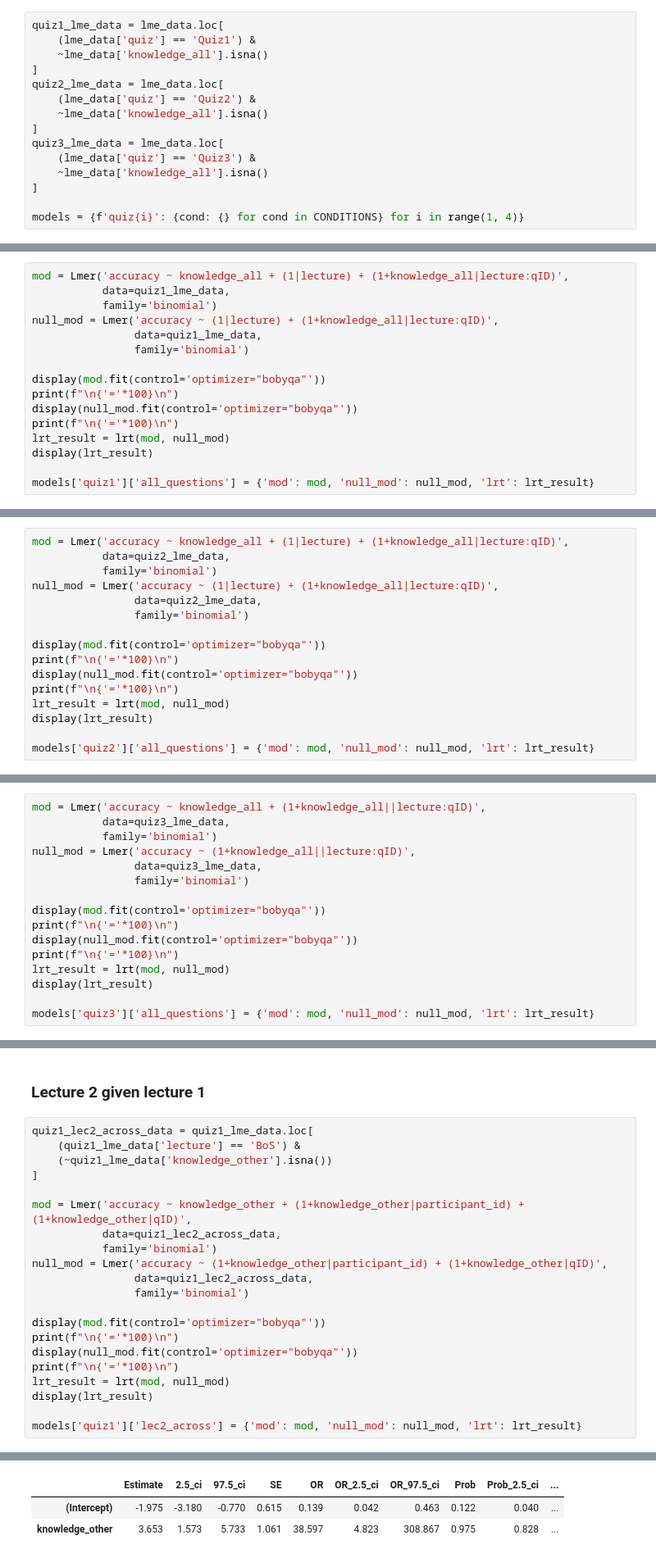
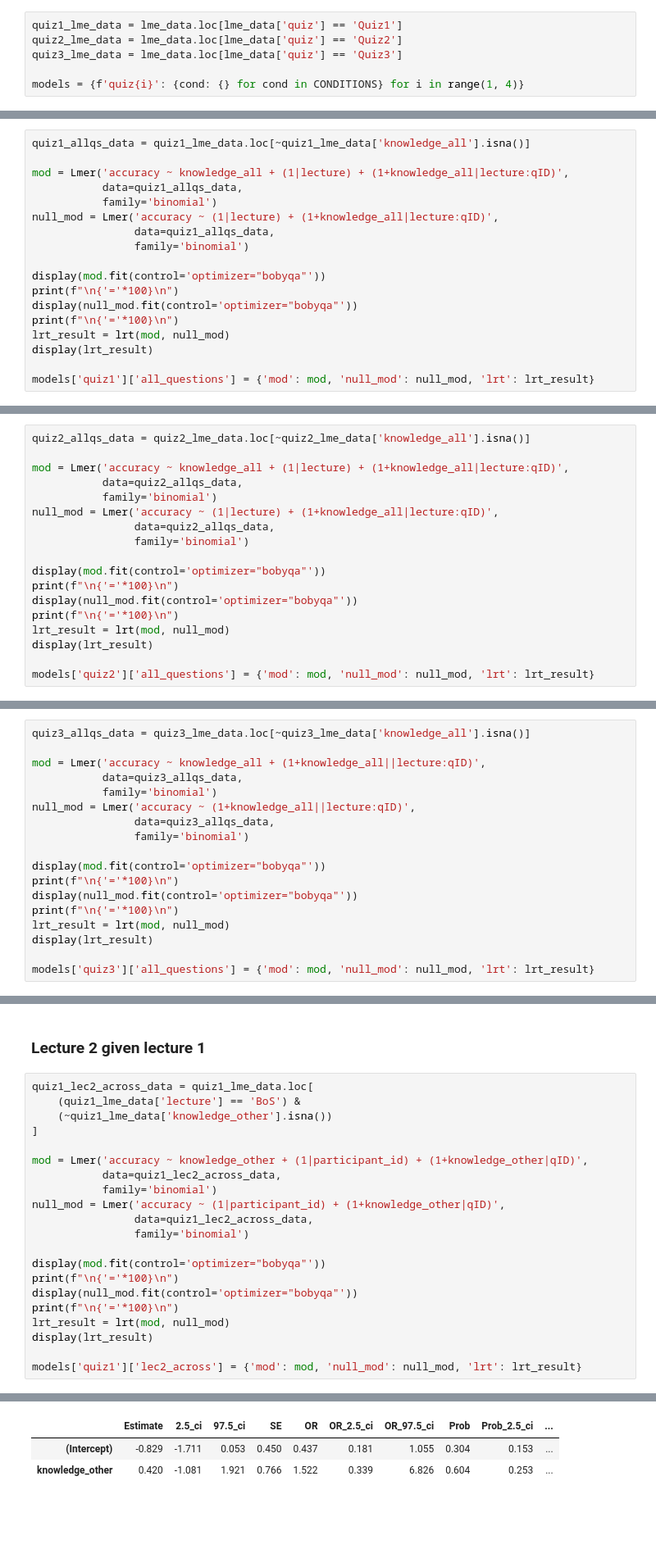
Before and after one commit to paxtonfitzpatrick/efficient-learning-khan, a Jupyter notebook: code/notebooks/main/5_predictive-analyses.ipynb, the cells around one changed output, grey strips where cells are left out. Shown at 82% size. Drawn from its saved outputs; the diff is of its cells as text; blank space fills up the shorter version.

```diff
--- a/code/notebooks/main/5_predictive-analyses.ipynb
+++ b/code/notebooks/main/5_predictive-analyses.ipynb
@@ -313,16 +305,7 @@ lme_data.head()
 # %%
-quiz1_lme_data = lme_data.loc[
-    (lme_data['quiz'] == 'Quiz1') &
-    ~lme_data['knowledge_all'].isna()
-]
-quiz2_lme_data = lme_data.loc[
-    (lme_data['quiz'] == 'Quiz2') &
-    ~lme_data['knowledge_all'].isna()
-]
-quiz3_lme_data = lme_data.loc[
-    (lme_data['quiz'] == 'Quiz3') &
-    ~lme_data['knowledge_all'].isna()
-]
+quiz1_lme_data = lme_data.loc[lme_data['quiz'] == 'Quiz1']
+quiz2_lme_data = lme_data.loc[lme_data['quiz'] == 'Quiz2']
+quiz3_lme_data = lme_data.loc[lme_data['quiz'] == 'Quiz3']
 
 models = {f'quiz{i}': {cond: {} for cond in CONDITIONS} for i in range(1, 4)}
 # %% [markdown]
@@ -330,11 +313,13 @@ models = {f'quiz{i}': {cond: {} for cond in CONDITIONS} for i in range(1, 4)}
 # %% [markdown]
 ## Quiz 1
 # %%
+quiz1_allqs_data = quiz1_lme_data.loc[~quiz1_lme_data['knowledge_all'].isna()]
+
 mod = Lmer('accuracy ~ knowledge_all + (1|lecture) + (1+knowledge_all|lecture:qID)',
-           data=quiz1_lme_data,
+           data=quiz1_allqs_data,
            family='binomial')
 null_mod = Lmer('accuracy ~ (1|lecture) + (1+knowledge_all|lecture:qID)',
-                data=quiz1_lme_data,
+                data=quiz1_allqs_data,
                 family='binomial')
 
 display(mod.fit(control='optimizer="bobyqa"'))
@@ -395,11 +380,13 @@ Fixed effects:
 # %% [markdown]
 ## Quiz 2
 # %%
+quiz2_allqs_data = quiz2_lme_data.loc[~quiz2_lme_data['knowledge_all'].isna()]
+
 mod = Lmer('accuracy ~ knowledge_all + (1|lecture) + (1+knowledge_all|lecture:qID)',
-           data=quiz2_lme_data,
+           data=quiz2_allqs_data,
            family='binomial')
 null_mod = Lmer('accuracy ~ (1|lecture) + (1+knowledge_all|lecture:qID)',
-                data=quiz2_lme_data,
+                data=quiz2_allqs_data,
                 family='binomial')
 
 display(mod.fit(control='optimizer="bobyqa"'))
@@ -460,11 +447,13 @@ Fixed effects:
 # %% [markdown]
 ## Quiz 3
 # %%
+quiz3_allqs_data = quiz3_lme_data.loc[~quiz3_lme_data['knowledge_all'].isna()]
+
 mod = Lmer('accuracy ~ knowledge_all + (1+knowledge_all||lecture:qID)',
-           data=quiz3_lme_data,
+           data=quiz3_allqs_data,
            family='binomial')
 null_mod = Lmer('accuracy ~ (1+knowledge_all||lecture:qID)',
-                data=quiz3_lme_data,
+                data=quiz3_allqs_data,
                 family='binomial')
 
 display(mod.fit(control='optimizer="bobyqa"'))
@@ -1027,10 +1015,10 @@ quiz1_lec2_across_data = quiz1_lme_data.loc[
     (~quiz1_lme_data['knowledge_other'].isna())
 ]
 
-mod = Lmer('accuracy ~ knowledge_other + (1+knowledge_other|participant_id) + (1+knowledge_other|qID)',
+mod = Lmer('accuracy ~ knowledge_other + (1|participant_id) + (1+knowledge_other|qID)',
            data=quiz1_lec2_across_data,
            family='binomial')
-null_mod = Lmer('accuracy ~ (1+knowledge_other|participant_id) + (1+knowledge_other|qID)',
+null_mod = Lmer('accuracy ~ (1|participant_id) + (1+knowledge_other|qID)',
                 data=quiz1_lec2_across_data,
                 family='binomial')
 
@@ -1061,8 +1052,8 @@ qID             (Intercept)  knowledge_other -0.773
 
 Fixed effects:
 |  | Estimate | 2.5_ci | 97.5_ci | SE | OR | OR_2.5_ci | OR_97.5_ci | Prob | Prob_2.5_ci | ... |
-| (Intercept) | -1.975 | -3.180 | -0.770 | 0.615 | 0.139 | 0.042 | 0.463 | 0.122 | 0.040 | ... |
-| knowledge_other | 3.653 | 1.573 | 5.733 | 1.061 | 38.597 | 4.823 | 308.867 | 0.975 | 0.828 | ... |
+| (Intercept) | -0.829 | -1.711 | 0.053 | 0.450 | 0.437 | 0.181 | 1.055 | 0.304 | 0.153 | ... |
+| knowledge_other | 0.420 | -1.081 | 1.921 | 0.766 | 1.522 | 0.339 | 6.826 | 0.604 | 0.253 | ... |
 ====================================================================================================
 
 Linear mixed model fit by maximum likelihood  ['lmerMod']
```
Also changed, not shown: parts of 10 cells of this notebook, 8 other files.
